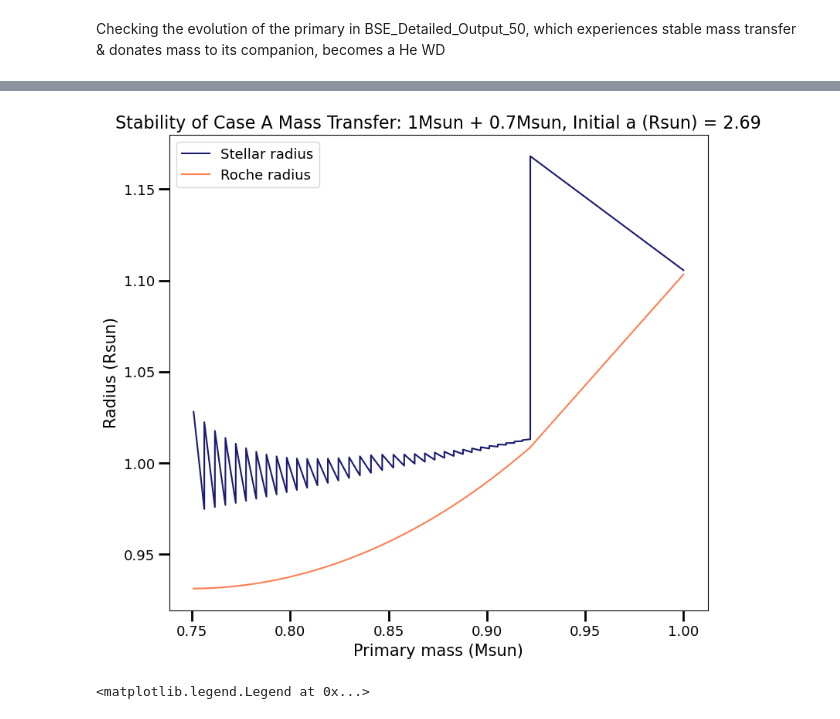
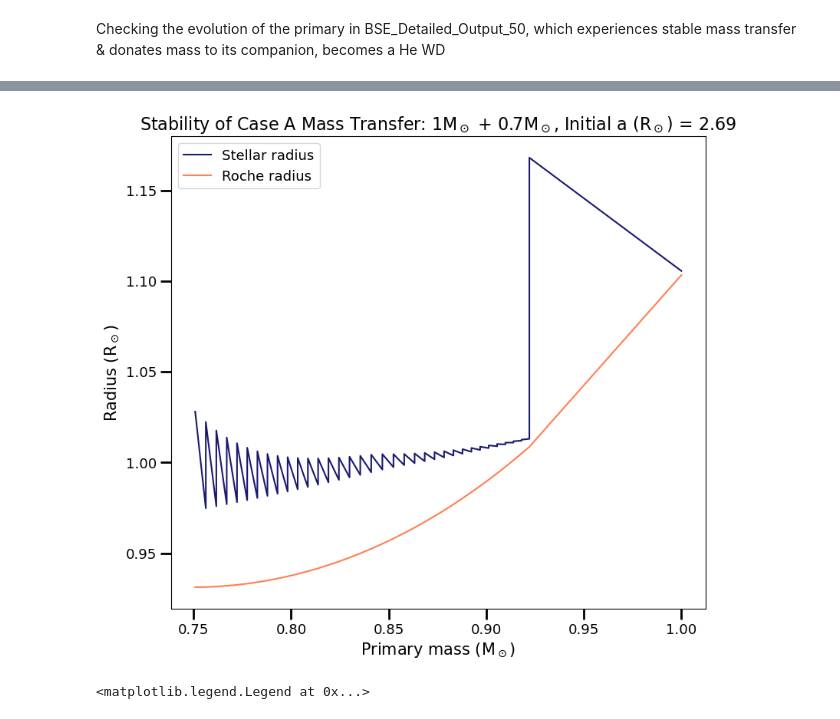
Before and after one commit to mkim0029/COMPAS, a Jupyter notebook: src/Z_0.008/Detailed_Output/read.ipynb, the cells around one changed output, grey strips where cells are left out. Drawn from its saved outputs; the diff is of its cells as text; code cells hidden in the pictures.

```diff
--- a/src/Z_0.008/Detailed_Output/read.ipynb
+++ b/src/Z_0.008/Detailed_Output/read.ipynb
@@ -66,22 +66,22 @@ plt.savefig("HRD_test2.pdf", format="pdf", bbox_inches='tight')
 # %%
 df = pd.read_csv('BSE_Detailed_Output_50.csv', sep = ',', header = 2)
 init_a = round(float(df['     SemiMajorAxis      '].iloc[0]),2)
 df1 = restrict(df, 'MT_History', 1, 1)
 
 plt.figure(figsize=(9, 8))
 plt.plot(df1['        Mass(1)         '], df1['       Radius(1)        '], label='Stellar radius', c = '#191970')
 plt.plot(df1['        Mass(1)         '], df1['      RocheLobe(1)      '], label='Roche radius', c = '#FF7F50')
-plt.title('Stability of Case A Mass Transfer: 1Msun + 0.7Msun, Initial a (Rsun) = ' + str(init_a), fontsize = 16)
-plt.xlabel('Primary mass (Msun)',fontsize = 15)
-plt.ylabel('Radius (Rsun)',fontsize = 15)
+plt.title('Stability of Case A Mass Transfer: 1M$_\odot$ + 0.7M$_\odot$, Initial a (R$_\odot$) = ' + str(init_a), fontsize = 16)
+plt.xlabel('Primary mass (M$_\odot$)',fontsize = 15)
+plt.ylabel('Radius (R$_\odot$)',fontsize = 15)
 plt.yticks(fontsize=13)
 plt.xticks(fontsize=13)
 plt.legend(fontsize = 13)
 plt.tick_params(axis='both', which='major', length=10, width=2)
 plt.tick_params(axis='both', which='minor', length=5, width=1)
 plt.savefig("Radius_test.pdf", format="pdf", bbox_inches='tight')
 # %% [output]
-[figure, old version]
+[figure, new version]
 # %%
 plt.figure(figsize=(7, 7))
 sns.scatterplot(data=df, x='        Teff(2)         ', y='     Luminosity(2)      ', hue='Stellar_Type(1)', palette='Spectral', legend='full')
```
Also changed, not shown: parts of 2 cells of this notebook.
